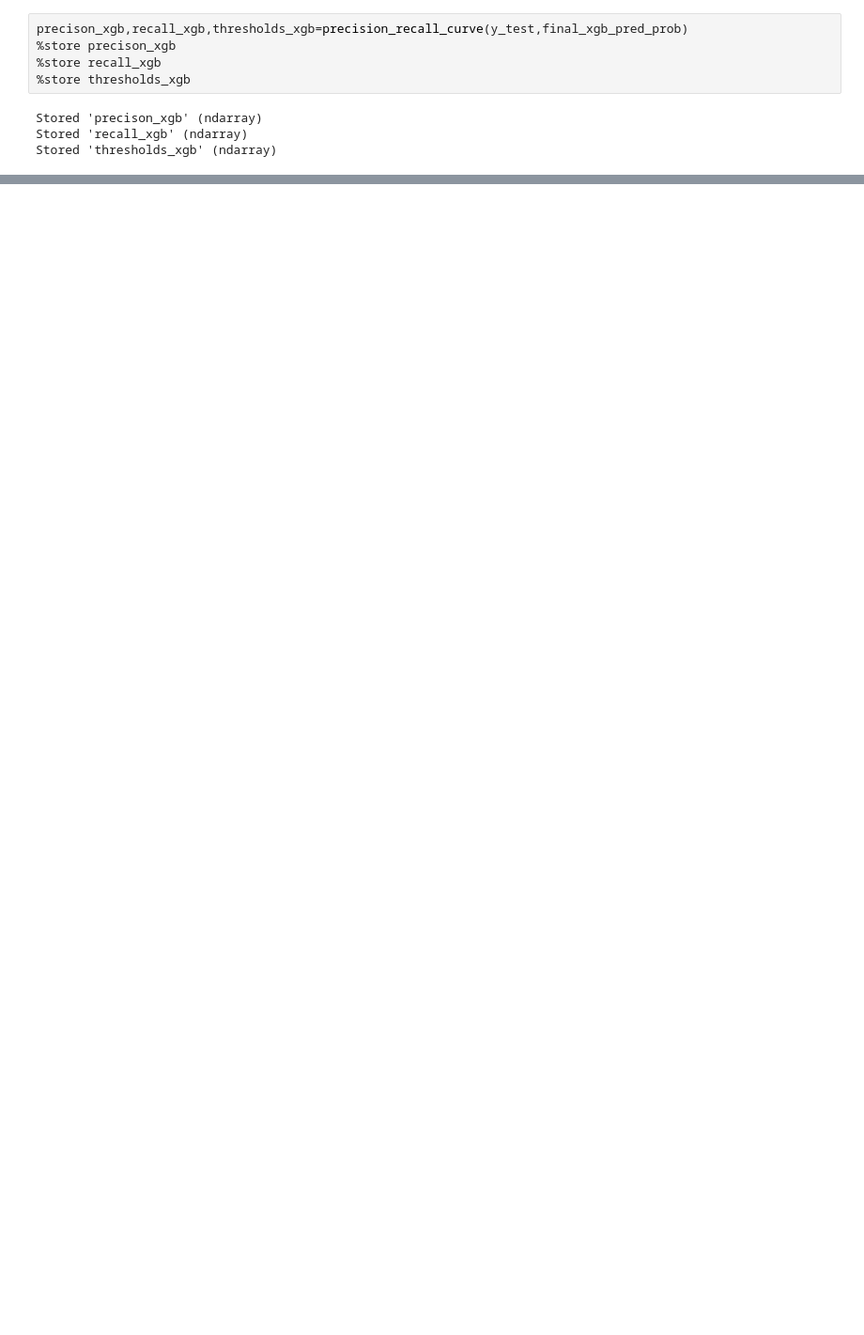
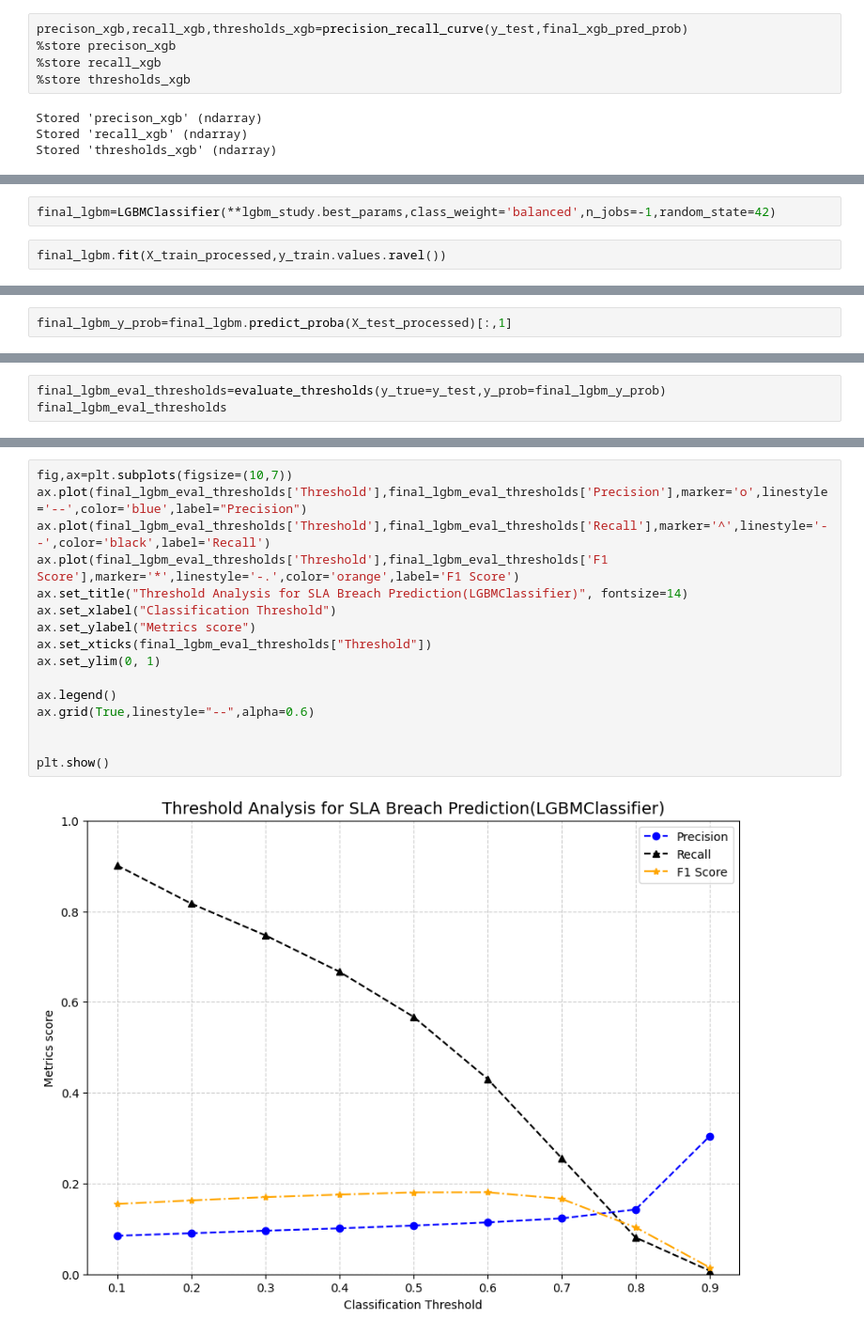
Before and after one commit to pinnusaikiran/AI-incident-intelligence-platform, a Jupyter notebook: notebooks/modeling/05_model_training.ipynb, the cells around one changed output, grey strips where cells are left out. Shown at 94% size. Drawn from its saved outputs; the diff is of its cells as text; blank space fills up the shorter version.

```diff
--- a/notebooks/modeling/05_model_training.ipynb
+++ b/notebooks/modeling/05_model_training.ipynb
@@ -1699,0 +1913,4 @@ plt.show()
+# %%
+final_lgbm=LGBMClassifier(**lgbm_study.best_params,class_weight='balanced',n_jobs=-1,random_state=42)
+# %%
+final_lgbm.fit(X_train_processed,y_train.values.ravel())
@@ -1699,0 +1941,2 @@ plt.show()
+# %%
+final_lgbm_y_prob=final_lgbm.predict_proba(X_test_processed)[:,1]
@@ -1699,0 +1965,3 @@ plt.show()
+# %%
+final_lgbm_eval_thresholds=evaluate_thresholds(y_true=y_test,y_prob=final_lgbm_y_prob)
+final_lgbm_eval_thresholds
@@ -1699,0 +1979,18 @@ plt.show()
+# %%
+fig,ax=plt.subplots(figsize=(10,7))
+ax.plot(final_lgbm_eval_thresholds['Threshold'],final_lgbm_eval_thresholds['Precision'],marker='o',linestyle='--',color='blue',label="Precision")
+ax.plot(final_lgbm_eval_thresholds['Threshold'],final_lgbm_eval_thresholds['Recall'],marker='^',linestyle='--',color='black',label='Recall')
+ax.plot(final_lgbm_eval_thresholds['Threshold'],final_lgbm_eval_thresholds['F1 Score'],marker='*',linestyle='-.',color='orange',label='F1 Score')
+ax.set_title("Threshold Analysis for SLA Breach Prediction(LGBMClassifier)", fontsize=14)
+ax.set_xlabel("Classification Threshold")
+ax.set_ylabel("Metrics score")
+ax.set_xticks(final_lgbm_eval_thresholds["Threshold"])
+ax.set_ylim(0, 1)
+
+ax.legend()
+ax.grid(True,linestyle="--",alpha=0.6)
+
+
+plt.show()
+# %% [output]
+[figure, added]
```
Also changed, not shown: parts of 110 cells of this notebook, 4 other files.
